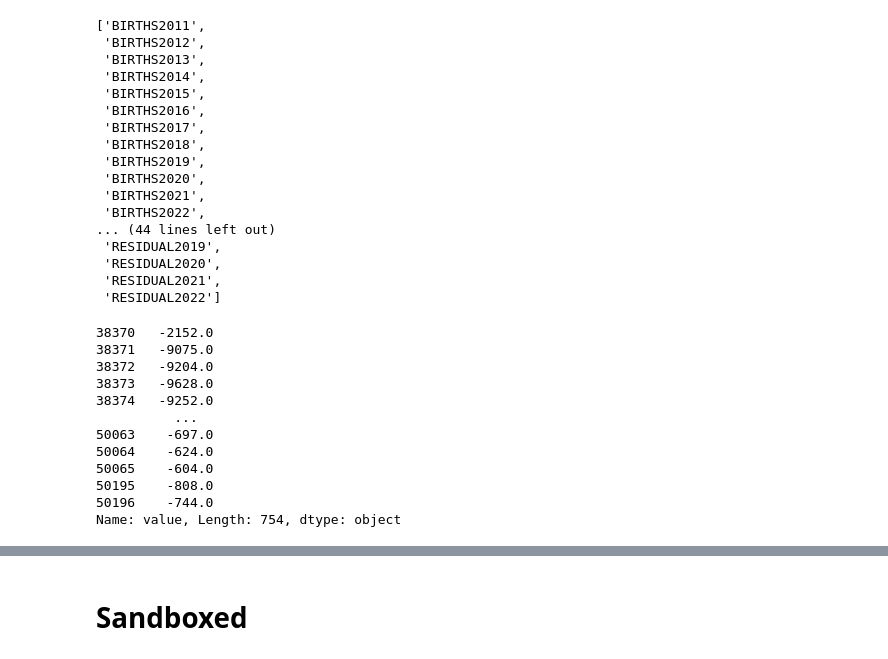
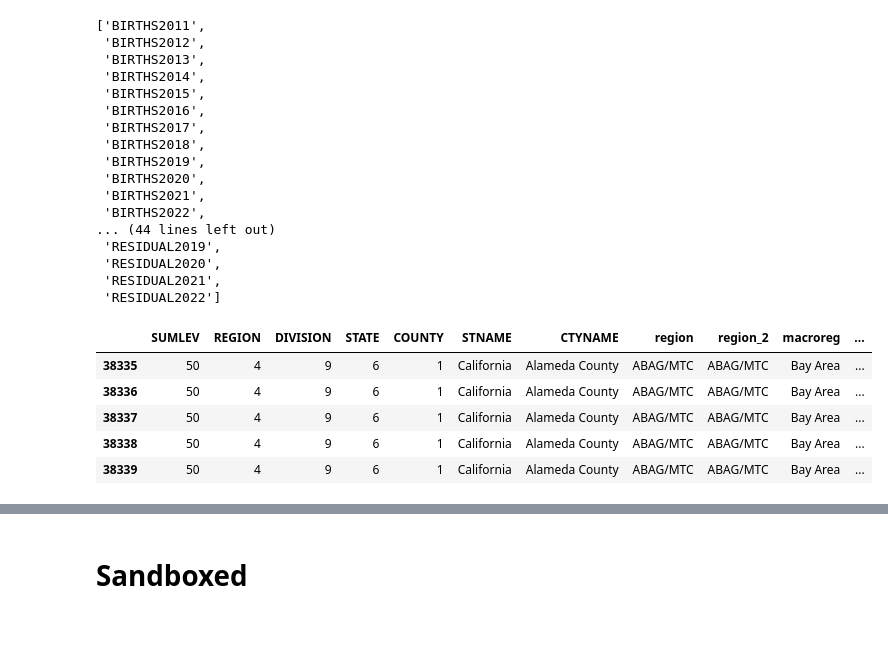
Before and after one commit to BayAreaMetro/regional_forecast, a Jupyter notebook: contextual/Demographics/county_population_post_covid.ipynb, the cells around one changed output, grey strips where cells are left out. Saved outputs shown, nothing was run; the diff lists cells and outputs as text; code cells hidden in the pictures; blank space fills up the shorter version.

```diff
--- a/contextual/Demographics/county_population_post_covid.ipynb
+++ b/contextual/Demographics/county_population_post_covid.ipynb
@@ -270,27 +260,21 @@ index_cols = ['SUMLEV', 'REGION', 'DIVISION', 'STATE', 'COUNTY', 'STNAME', 'CTYN
 # %%
 # Long form data
 stack_var_name = 'level_%s'%len(index_cols)
 
 popest_long = popest.set_index(index_cols).stack().reset_index(name='value')
 popest_long['year'] = popest_long[stack_var_name].str.extract('(\d{4})',expand=False)
 popest_long['variable'] = popest_long[stack_var_name].str.replace(
         '(\d{4})', '')
 popest_long = popest_long.drop([stack_var_name],axis=1)
 popest_long = popest_long.dropna(subset=['macroreg'])
 
 # switch sign of deaths - they should be counted as negatives
 popest_long.loc[popest_long.variable=='DEATHS','value'] *=-1
-popest_long.loc[popest_long.variable=='DEATHS','value']
+popest_long.head()
 # %% [output]
-38370   -2152.0
-38371   -9075.0
-38372   -9204.0
-38373   -9628.0
-38374   -9252.0
-          ...
-50063    -697.0
-50064    -624.0
-50065    -604.0
-50195    -808.0
-50196    -744.0
-Name: value, Length: 754, dtype: object
+|  | SUMLEV | REGION | DIVISION | STATE | COUNTY | STNAME | CTYNAME | region | region_2 | macroreg | ... |
+| 38335 | 50 | 4 | 9 | 6 | 1 | California | Alameda County | ABAG/MTC | ABAG/MTC | Bay Area | ... |
+| 38336 | 50 | 4 | 9 | 6 | 1 | California | Alameda County | ABAG/MTC | ABAG/MTC | Bay Area | ... |
+| 38337 | 50 | 4 | 9 | 6 | 1 | California | Alameda County | ABAG/MTC | ABAG/MTC | Bay Area | ... |
+| 38338 | 50 | 4 | 9 | 6 | 1 | California | Alameda County | ABAG/MTC | ABAG/MTC | Bay Area | ... |
+| 38339 | 50 | 4 | 9 | 6 | 1 | California | Alameda County | ABAG/MTC | ABAG/MTC | Bay Area | ... |
```
Also changed, not shown: parts of 15 cells of this notebook, 7 other files.
